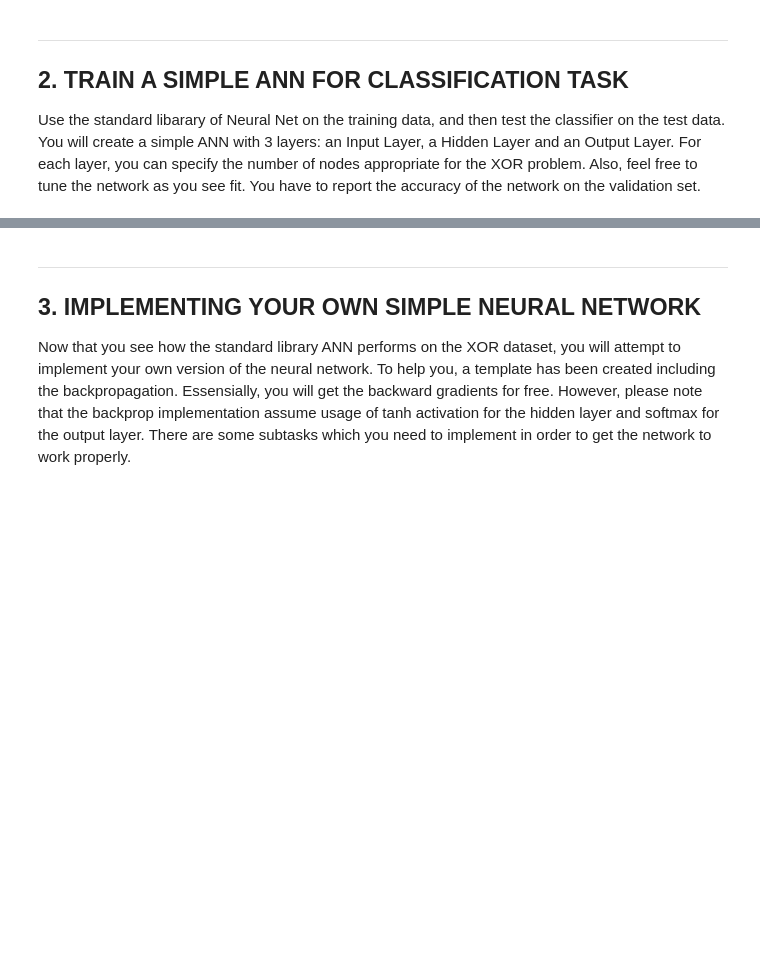
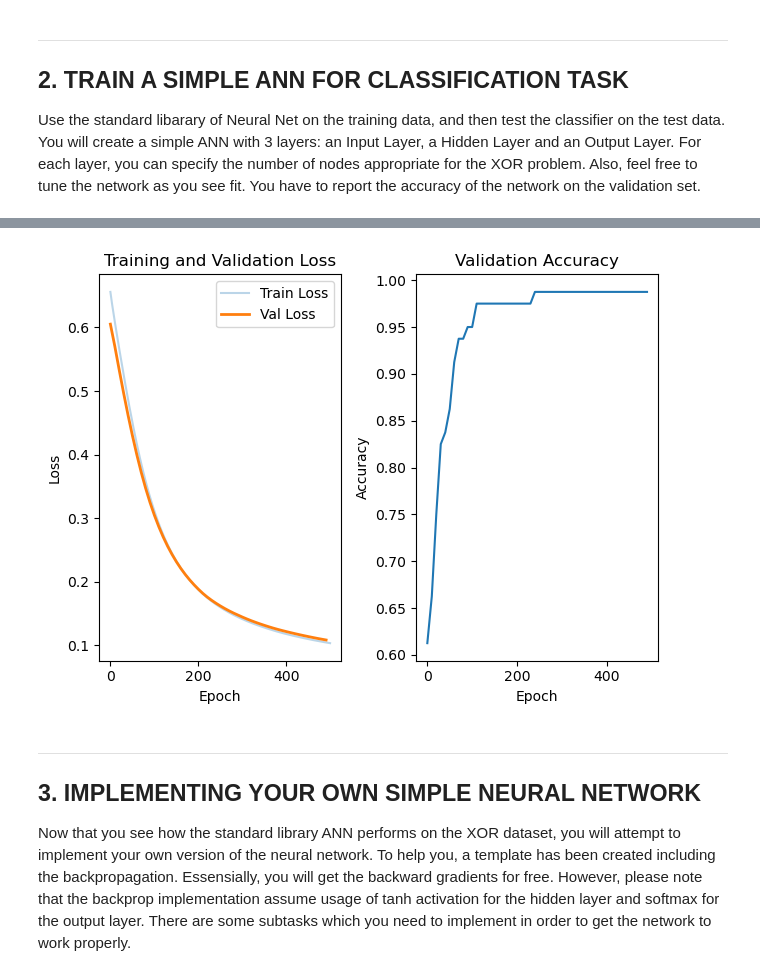
Before and after one commit to alojessica/Deep-Learning, a Jupyter notebook: wrf6bc_assignment_1_ann.ipynb, the cells around one changed output, grey strips where cells are left out. Saved outputs shown, nothing was run; the diff lists cells and outputs as text; code cells hidden in the pictures; blank space fills up the shorter version.

```diff
--- a/wrf6bc_assignment_1_ann.ipynb
+++ b/wrf6bc_assignment_1_ann.ipynb
@@ -60,7 +59,30 @@ plt.scatter(X[:,0], X[:,1], s=40, c=y, cmap=plt.cm.Spectral)
 
 Use the standard libarary of Neural Net on the training data, and then test the classifier on the test data. You will create a simple ANN with 3 layers: an Input Layer, a Hidden Layer and an Output Layer. For each layer, you can specify the number of nodes appropriate for the XOR problem. Also, feel free to tune the network as you see fit. You have to report the accuracy of the network on the validation set.
 # %%
+num_inputs = 2
+num_hidden = 10
+num_output = 2
+
 class net(nn.Module):
+  def __init__(self, num_inputs, num_hidden, num_output):
+    super(net, self).__init__()
+
+    self.layer_1 = nn.Linear(num_inputs, num_hidden)
+    nn.init.kaiming_uniform_(self.layer_1.weight, nonlinearity="relu")
+
+    self.layer_2 = nn.Linear(num_hidden, num_output)
+
+  def forward(self, x):
+    x = torch.nn.functional.relu(self.layer_1(x))
+    x = self.layer_2(x)
+
+    return x
+
+
+model = net(num_inputs, num_hidden, num_output)
+print(model)
+
+
   # Your code here!
   # TODO: implement a customized module using establised functions from pytorch
   # Loss can be calculated with nn.CrossEntropyLoss()
@@ -68,4 +90,3 @@ class net(nn.Module):
   # Hyperbolic tangent can be achieved with torch.tanh()
   # Use any optimizer to optimize model parameters
   # An example can be found at: https://pytorch.org/tutorials/beginner/basics/optimization_tutorial.html
-  pass
@@ -72,3 +169,21 @@ class net(nn.Module):
+# %%
+plt.subplot(1, 2, 1)
+plt.plot(train_losses, label='Train Loss', alpha=0.3)
+plt.plot(range(0, num_epochs, 10), val_losses, label='Val Loss', linewidth=2)
+plt.xlabel('Epoch')
+plt.ylabel('Loss')
+plt.title('Training and Validation Loss')
+plt.legend()
+
+plt.subplot(1, 2, 2)
+plt.plot(range(0, num_epochs, 10), val_accuracies)
+plt.xlabel('Epoch')
+plt.ylabel('Accuracy')
+plt.title('Validation Accuracy')
+plt.tight_layout()
+plt.show()
+# %% [output]
+[figure, added]
 # %% [markdown]
 - - -
 ## 3. IMPLEMENTING YOUR OWN SIMPLE NEURAL NETWORK
```
Also changed, not shown: parts of 16 cells of this notebook.
